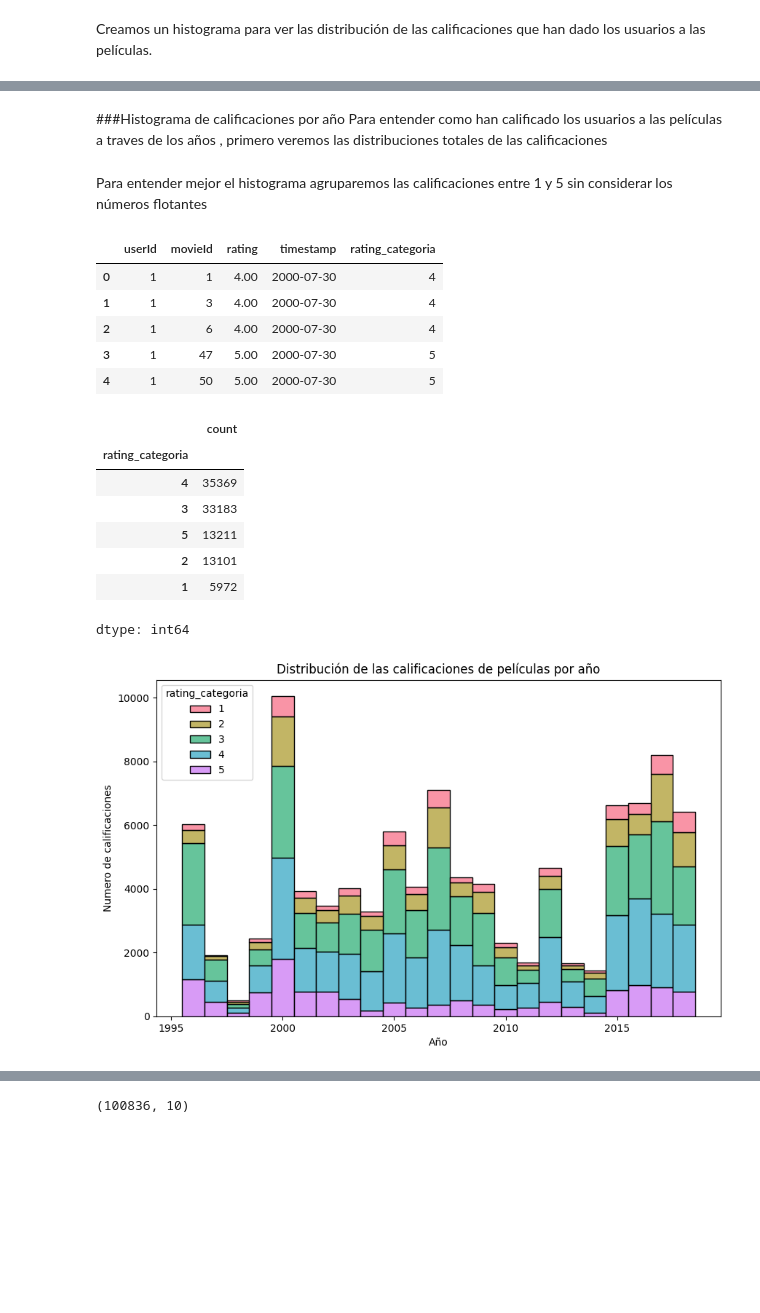
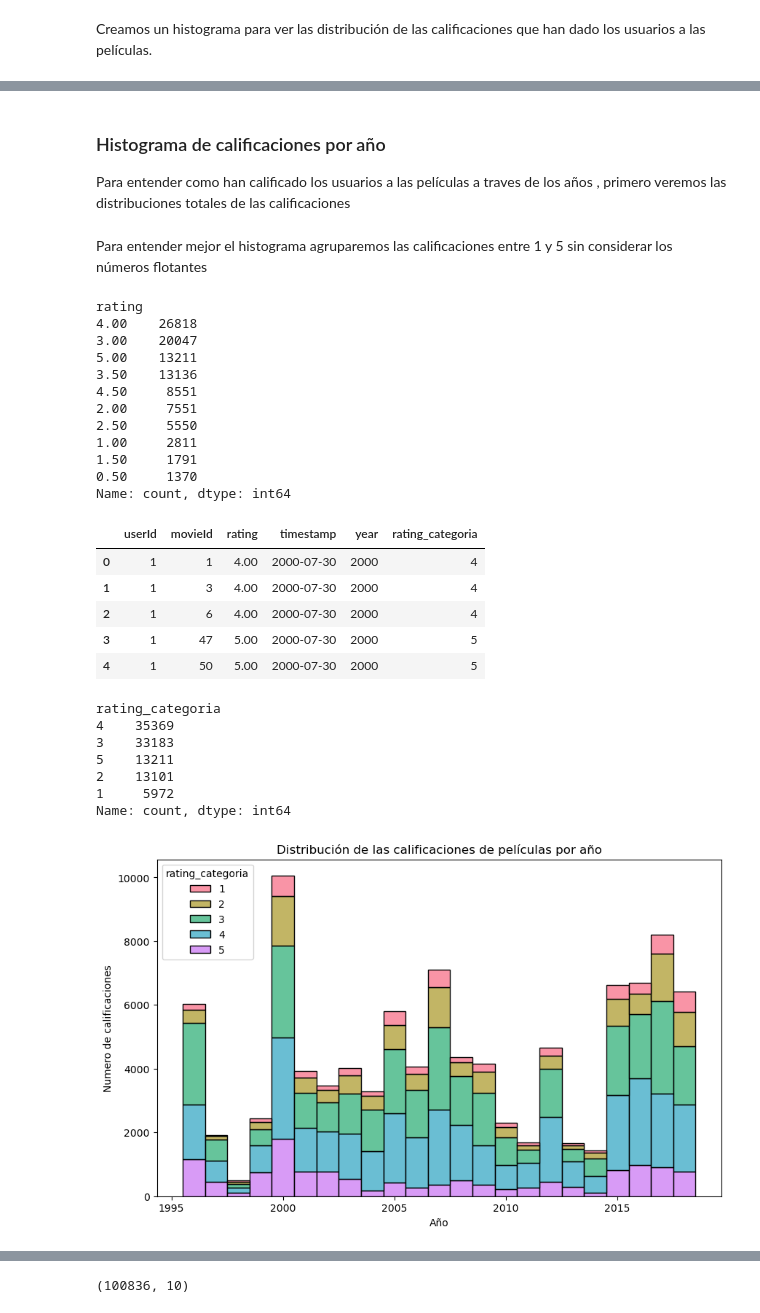
Before and after one commit to MirnaSPrieto/moviesuggest, a Jupyter notebook: notebook/Movie_recommender_jcq.ipynb, the cells around one changed output, grey strips where cells are left out. Saved outputs shown, nothing was run; the diff lists cells and outputs as text; code cells hidden in the pictures; blank space fills up the shorter version.

```diff
--- a/notebook/Movie_recommender_jcq.ipynb
+++ b/notebook/Movie_recommender_jcq.ipynb
@@ -1,6 +1,8 @@
 # %% [markdown]
 # **1. Configuración del ambiente**
 # %%
+from typing import Final
+import os
 import numpy as np
 import pandas as pd
 import matplotlib.pyplot as plt
@@ -13,6 +15,16 @@ from sklearn.neighbors import NearestNeighbors
 from sklearn.metrics import pairwise_distances
 from sklearn.preprocessing import LabelEncoder
 from sklearn.metrics.pairwise import linear_kernel
+warnings.filterwarnings('ignore')
 pd.set_option('display.max_rows', None)
 pd.set_option('display.max_columns', None)
 pd.set_option('display.float_format', '{:.2f}'.format)
+!curl http://files.grouplens.org/datasets/movielens/ml-latest-small.zip -o ml-latest-small.zip
+with zipfile.ZipFile('ml-latest-small.zip', 'r') as zip_ref:
+    zip_ref.extractall('data')
+DATA_DIR: Final = os.path.join(
+    os.getcwd(),
+    'data',
+    'ml-latest-small'
+)
+global df_movies, df_ratings, df_final
@@ -42,3 +43,8 @@ global df_movies_copy, df_ratings_copy, df_final
+# %%
+dir_movies = os.path.join(DATA_DIR, 'movies.csv')
+df_movies = pd.read_csv(dir_movies)
+dir_ratings = os.path.join(DATA_DIR, 'ratings.csv')
+df_ratings = pd.read_csv(dir_ratings)
 # %%
 df_movies.head(5)
 # %% [output]
@@ -320,8 +301,23 @@ plt.show()
 # %% [markdown]
-###Histograma de calificaciones por año
+### Histograma de calificaciones por año
 Para entender como han calificado los usuarios a las películas a traves de los años , primero veremos las distribuciones totales de las calificaciones
 # %% [markdown]
 Para entender mejor el histograma agruparemos las calificaciones entre 1 y 5 sin considerar los números flotantes
+# %%
+df_ratings['rating'].value_counts()
+# %% [output]
+rating
+4.00    26818
+3.00    20047
+5.00    13211
+3.50    13136
+4.50     8551
+2.00     7551
+2.50     5550
+1.00     2811
+1.50     1791
+0.50     1370
+Name: count, dtype: int64
 # %%
 # Creamos una función para categorizar
 def categorizar_rating(rating):
@@ -337,38 +333,37 @@ def categorizar_rating(rating):
         return 5
 # %%
 # Ahora lo aplicamos a la columna rating
-df_ratings_copy['rating_categoria'] = df_ratings_copy['rating'].apply(categorizar_rating)
-df_ratings_copy.head(5)
+df_ratings['rating_categoria'] = df_ratings['rating'].apply(categorizar_rating)
+df_ratings.head(5)
 # %% [output]
-|  | userId | movieId | rating | timestamp | rating_categoria |
-| 0 | 1 | 1 | 4.00 | 2000-07-30 | 4 |
-| 1 | 1 | 3 | 4.00 | 2000-07-30 | 4 |
-| 2 | 1 | 6 | 4.00 | 2000-07-30 | 4 |
-| 3 | 1 | 47 | 5.00 | 2000-07-30 | 5 |
-| 4 | 1 | 50 | 5.00 | 2000-07-30 | 5 |
+|  | userId | movieId | rating | timestamp | year | rating_categoria |
+| 0 | 1 | 1 | 4.00 | 2000-07-30 | 2000 | 4 |
+| 1 | 1 | 3 | 4.00 | 2000-07-30 | 2000 | 4 |
+| 2 | 1 | 6 | 4.00 | 2000-07-30 | 2000 | 4 |
+| 3 | 1 | 47 | 5.00 | 2000-07-30 | 2000 | 5 |
+| 4 | 1 | 50 | 5.00 | 2000-07-30 | 2000 | 5 |
 # %%
-df_ratings_copy['rating_categoria'].value_counts()
+df_ratings['rating_categoria'].value_counts()
 # %% [output]
-|  | count |
-| rating_categoria |  |
-| 4 | 35369 |
-| 3 | 33183 |
-| 5 | 13211 |
-| 2 | 13101 |
-| 1 | 5972 |
-dtype: int64
+rating_categoria
+4    35369
+3    33183
+5    13211
+2    13101
+1     5972
+Name: count, dtype: int64
 # %%
 # Extraemos el año desde la columna timestamp
-df_ratings_copy['year'] = pd.to_datetime(df_ratings_copy['timestamp']).dt.year
+df_ratings['year'] = pd.to_datetime(df_ratings['timestamp']).dt.year
 # Elegimos el color de la paleta a usar
 colors = sns.color_palette("husl", 5)
 # Creamos el histograma
 plt.figure(figsize=(10, 6))
-sns.histplot(df_ratings_copy, x='year', hue='rating_categoria', multiple='stack', bins=20,palette=colors, discrete=True)
+sns.histplot(df_ratings, x='year', hue='rating_categoria', multiple='stack', bins=20,palette=colors, discrete=True)
 plt.title('Distribución de las calificaciones de películas por año')
 plt.xlabel('Año')
 plt.ylabel('Numero de calificaciones')
 plt.show()
 # %% [output]
-[figure, old version]
+[figure, new version]
 # %% [markdown]
```
Also changed, not shown: parts of 35 cells of this notebook.
